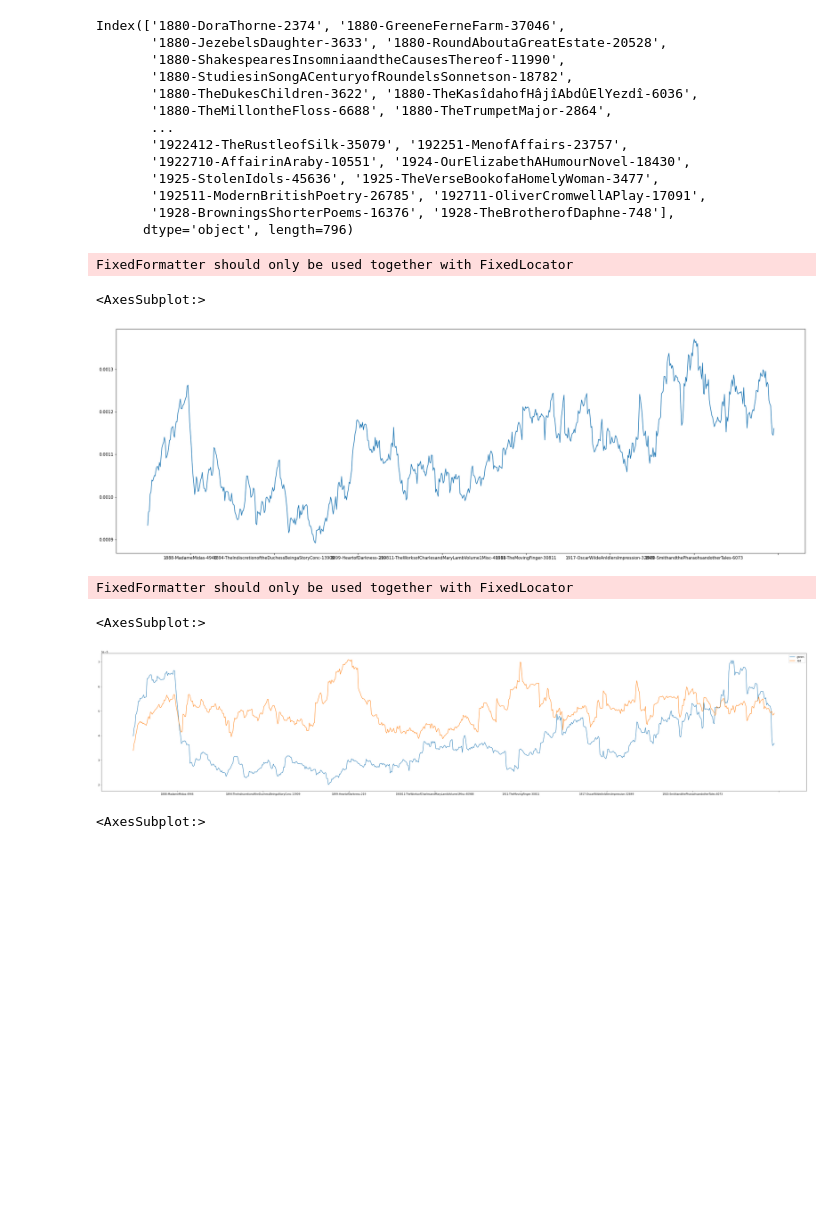
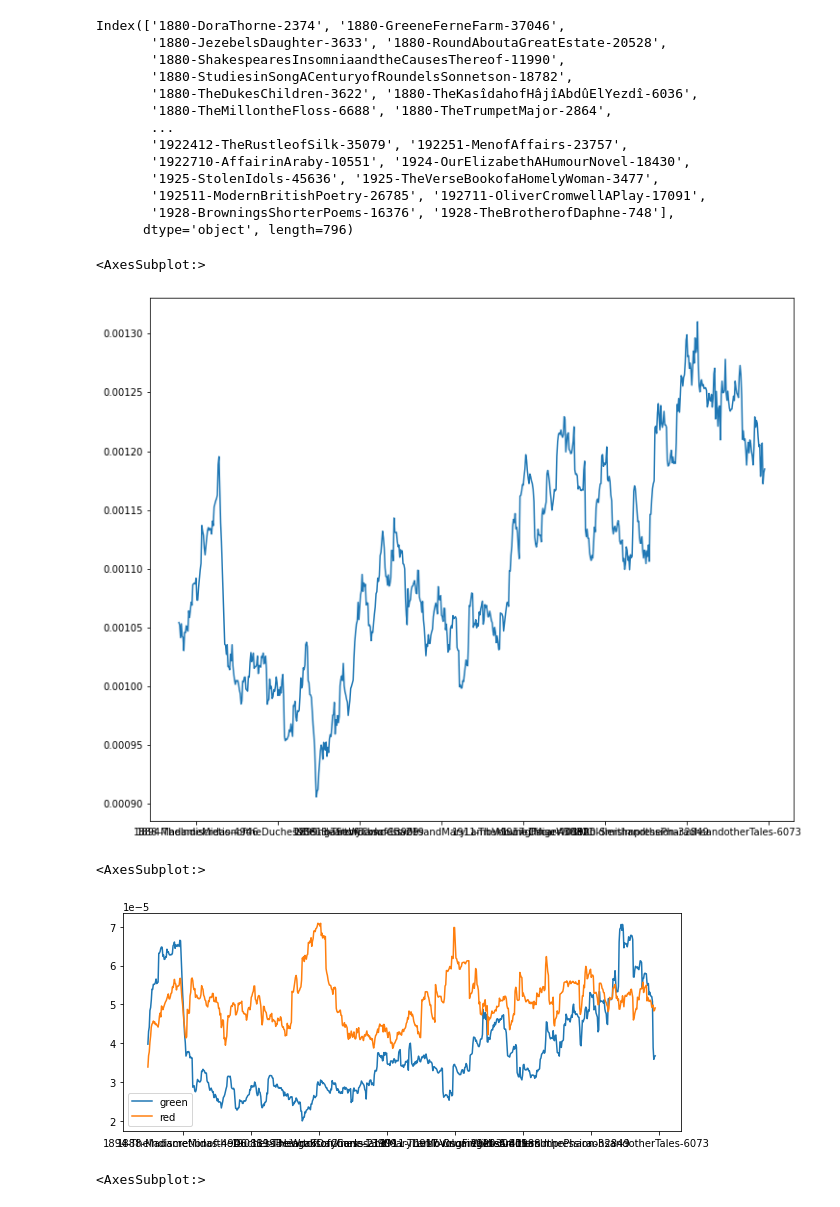
Before and after one commit to JonathanReeve/dissertation, a Jupyter notebook: 04-colors/pg-analysis-py/analyze-results5.ipynb, the cells around one changed output. Drawn from its saved outputs; the diff is of its cells as text; code cells hidden in the pictures; blank space fills up the shorter version.

```diff
--- a/04-colors/pg-analysis-py/analyze-results5.ipynb
+++ b/04-colors/pg-analysis-py/analyze-results5.ipynb
@@ -47,17 +47,15 @@ Index(['1880-DoraThorne-2374', '1880-GreeneFerneFarm-37046',
        '1928-BrowningsShorterPoems-16376', '1928-TheBrotherofDaphne-748'],
       dtype='object', length=796)
 # %%
-df.sum(axis=1).rolling(50).mean().plot(figsize=(30,10))
+df.sum(axis=1).rolling(80).mean().plot(figsize=(12,10))
 # %% [output]
-FixedFormatter should only be used together with FixedLocator
+<AxesSubplot:>
-<AxesSubplot:>
-[figure, old version]
+[figure, new version]
 # %%
-df.fillna(0)[['green', 'red']].rolling(50).mean().plot(figsize=(50, 10))
+df.fillna(0)[['green', 'red']].rolling(50).mean().plot(figsize=(10, 4))
 # %% [output]
-FixedFormatter should only be used together with FixedLocator
+<AxesSubplot:>
-<AxesSubplot:>
-[figure, old version]
+[figure, new version]
 # %%
 df.sum().sort_values(ascending=False)[:40].plot(kind='bar', figsize=(20, 10))
 # %% [output]
```
Also changed, not shown: parts of 9 cells of this notebook, 3 other files.
